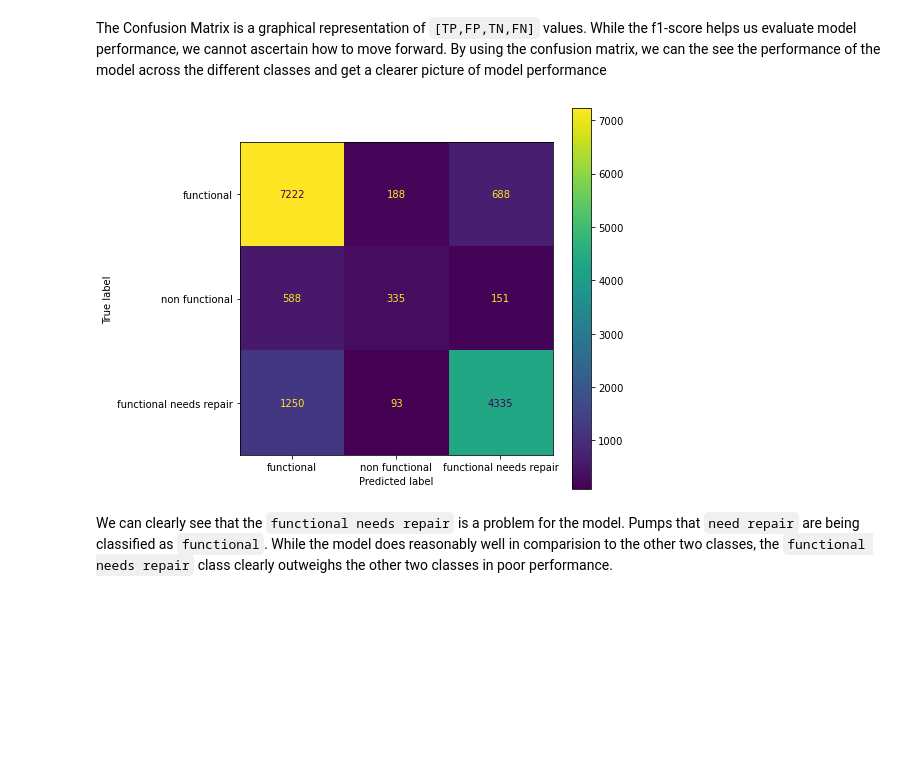
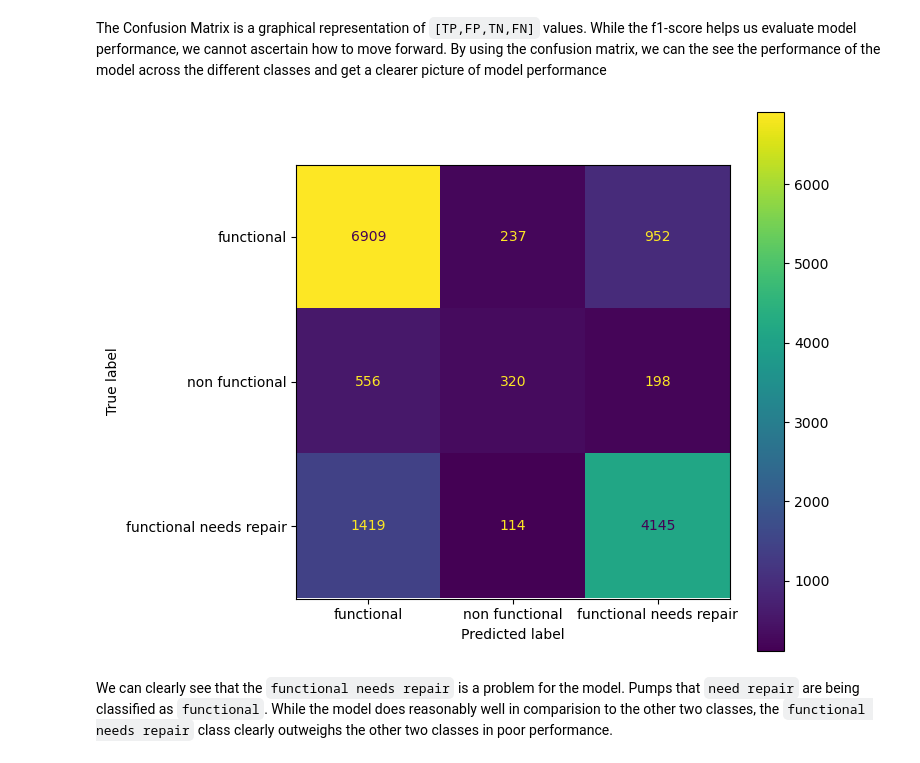
Before and after one commit to rahulakrish/water_pump_classifier, a Jupyter notebook: phase3_project.ipynb, the cells around one changed output. Saved outputs shown, nothing was run; the diff lists cells and outputs as text; code cells hidden in the pictures; blank space fills up the shorter version.

Commit message:
updated plot_confusion_matrix to ConfusionMatrixDisplay

````diff
--- a/phase3_project.ipynb
+++ b/phase3_project.ipynb
@@ -844,16 +844,16 @@ classifier = DecisionTreeClassifier(criterion='entropy',max_depth=max_depth,min_
 classifier.fit(X_train,y_train)
 
 #predict values
-y_hat_train = classifier.predict(X_train)
-y_hat_test = classifier.predict(X_test)
+tuned_y_hat_train = classifier.predict(X_train)
+tuned_y_hat_test = classifier.predict(X_test)
 
 
 print('TEST SCORES')
 print('----------------------------------------------------------')
-print(classification_report(y_test,y_hat_test,target_names=names))
+print(classification_report(y_test,tuned_y_hat_test,target_names=names))
 
-f1_score_optimized_train = f1_score(y_train,y_hat_train,average='macro')
-f1_score_optimized_test = f1_score(y_test,y_hat_test,average='macro')
+f1_score_optimized_train = f1_score(y_train,tuned_y_hat_train,average='macro')
+f1_score_optimized_test = f1_score(y_test,tuned_y_hat_test,average='macro')
 # %% [output]
 TEST SCORES
 ----------------------------------------------------------
@@ -1047,10 +1047,12 @@ By using the confusion matrix, we can the see the performance of the model
 across the different classes and get a clearer picture of model performance
 # %%
 #plotting the confusion matrix for the tuned model since that has the highest f1-score of all the models
-fig,(ax1)=plt.subplots(figsize=(7,7))
-plot_confusion_matrix(forest,X_test,y_test,ax=ax1,display_labels=names);
+fig,ax = plt.subplots(figsize=(7,7))
+cm = confusion_matrix(y_test,tuned_y_hat_test)
+disp = ConfusionMatrixDisplay(cm,display_labels=names);
+disp.plot(ax=ax);
 # %% [output]
-[figure, old version]
+[figure, new version]
 # %% [markdown]
 We can clearly see that the ```functional needs repair``` is a problem for the model.
 Pumps that `need repair` are being classified as ```functional```. While the model does reasonably well in comparision
````
Also changed, not shown: parts of 15 cells of this notebook.
